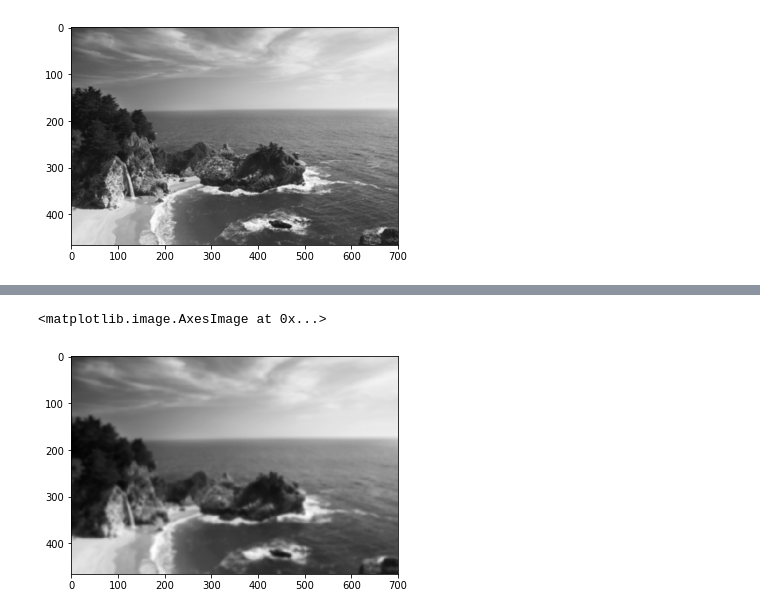
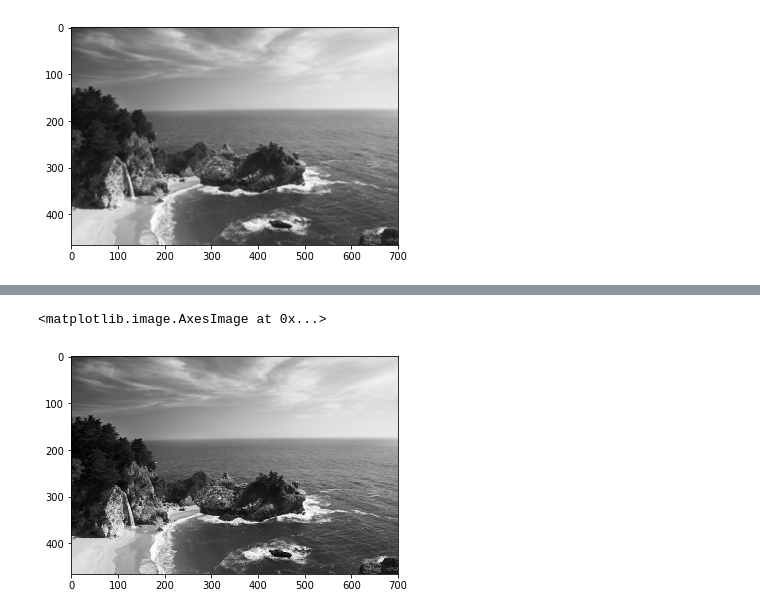
Before and after one commit to sicktastic/opencsv-playground, a Jupyter notebook: seam_carving/Gradient.ipynb, the cells around one changed output, grey strips where cells are left out. Saved outputs shown, nothing was run; the diff lists cells and outputs as text; code cells hidden in the pictures.

```diff
--- a/seam_carving/Gradient.ipynb
+++ b/seam_carving/Gradient.ipynb
@@ -6,10 +6,11 @@ import numpy as np
 from matplotlib import pyplot as plt
 %matplotlib inline
 # %%
-a = cv2.imread('images/fig5.png', cv2.IMREAD_GRAYSCALE)
+a = cv2.imread('images/fig5.png', 0)
 # a = cv2.cvtColor(a, cv2.COLOR_BGR2RGB)
 # a = cv2.cvtColor(a, cv2.COLOR_RGB2GRAY)
-edges = cv2.Canny(a, 100, 200)
+# plt.imshow(edges, cmap='gray')
+# edges = cv2.Canny(a, 100, 200)
 
 plt.imshow(a, cmap='gray', interpolation='bicubic')
 print(a.shape)
@@ -24,9 +20,10 @@ plt.imshow(edges, cmap='gray')
 # %%
-kernel = np.ones((5,5),np.float64)/25
+# kernel = np.ones((5,5),np.float64)/25
 # gaussian = cv2.filter2D(a,-1,kernel)
-gaussian = cv2.GaussianBlur(a, (15,15), 0)
+# gaussian = cv2.GaussianBlur(a, (15,15), 0)
+gaussian = cv2.GaussianBlur(a, (3,3), 0)
 plt.imshow(gaussian, cmap='gray')
 # %% [output]
 <matplotlib.image.AxesImage at 0x...>
-[figure, old version]
+[figure, new version]
 # %%
```
Also changed, not shown: parts of 6 cells of this notebook.
